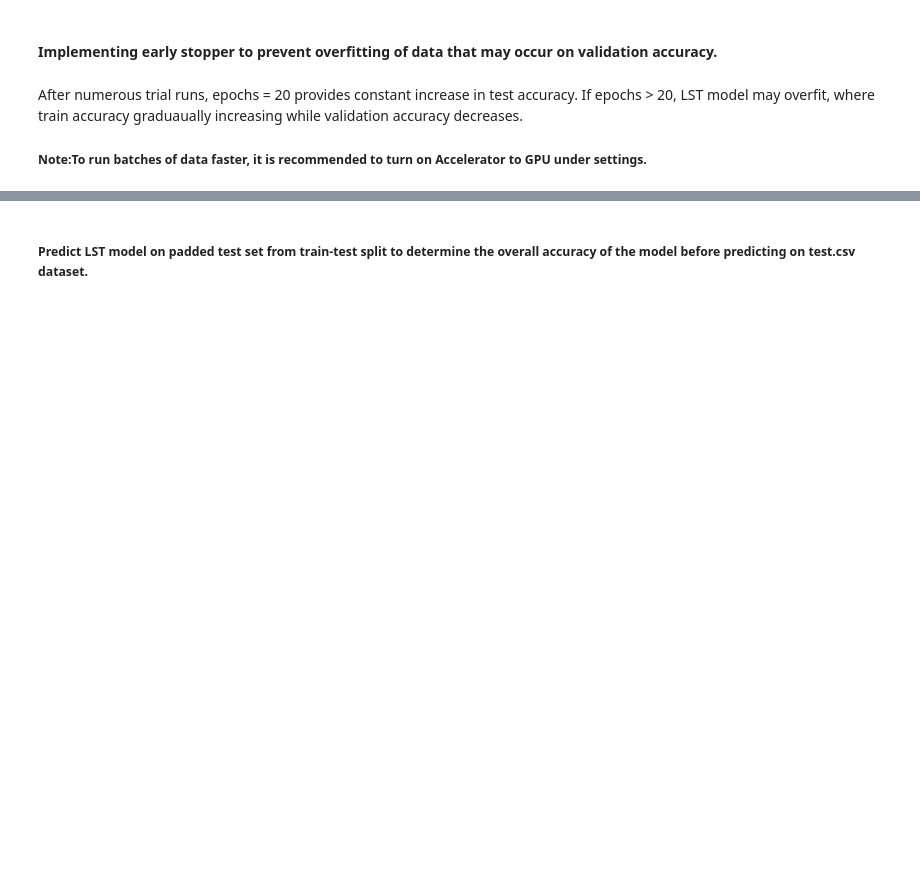
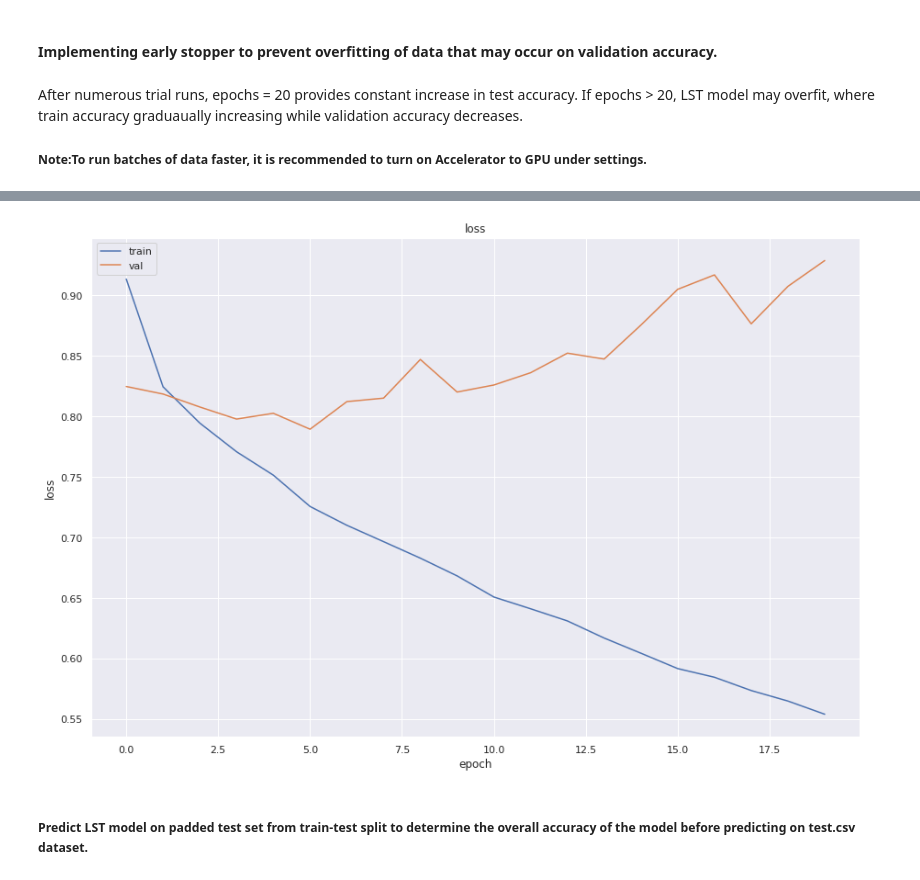
Before and after one commit to ChickeNuggie/Predicting_Effective_Argument, a Jupyter notebook: predicting-effective-argument-using-lst-model.ipynb, the cells around one changed output, grey strips where cells are left out. Drawn from its saved outputs; the diff is of its cells as text; code cells hidden in the pictures; blank space fills up the shorter version.

```diff
--- a/predicting-effective-argument-using-lst-model.ipynb
+++ b/predicting-effective-argument-using-lst-model.ipynb
@@ -307,3 +347,14 @@ plt.show()
+# %%
+plt.figure(figsize = (15,10))
+plt.plot(lst_mod1.history['loss'])
+plt.plot(lst_mod1.history['val_loss'])
+plt.title('loss')
+plt.ylabel('loss')
+plt.xlabel('epoch')
+plt.legend(['train', 'val'], loc='upper left')
+plt.show()
+# %% [output]
+[figure, added]
 # %% [markdown]
 ##### Predict LST model on padded test set from train-test split to determine the overall accuracy of the model before predicting on test.csv dataset.
 # %%
```
Also changed, not shown: parts of 26 cells of this notebook.
